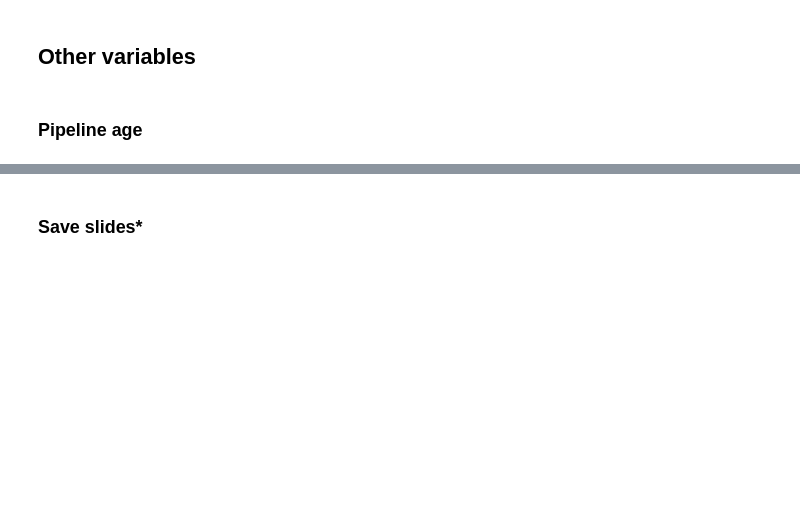
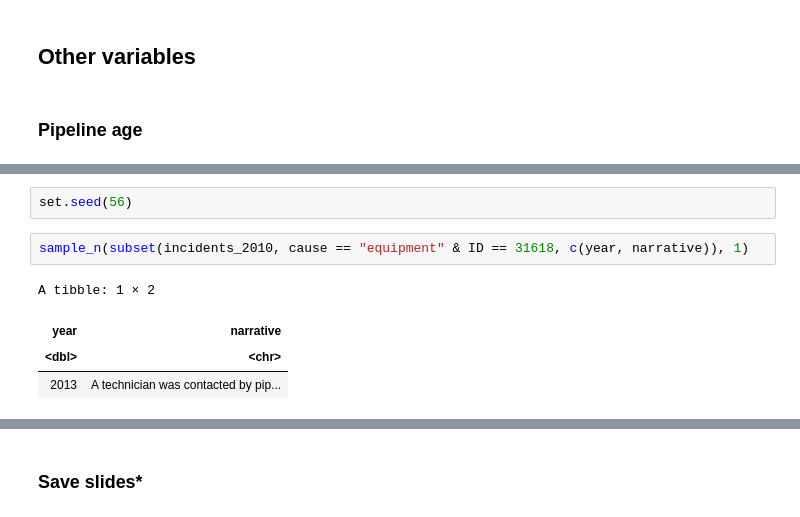
Before and after one commit to julianbarg/spills, a Jupyter notebook: presentations/explore_data_variance/explore_data_variance.ipynb, the cells around one changed output, grey strips where cells are left out. Saved outputs shown, nothing was run; the diff lists cells and outputs as text; blank space fills up the shorter version.

```diff
--- a/presentations/explore_data_variance/explore_data_variance.ipynb
+++ b/presentations/explore_data_variance/explore_data_variance.ipynb
@@ -735,0 +783,9 @@ A tibble: 5 × 111
+# %%
+set.seed(56)
+# %%
+sample_n(subset(incidents_2010, cause == "equipment" & ID == 31618, c(year, narrative)), 1)
+# %% [output]
+A tibble: 1 × 2
+| year | narrative |
+| <dbl> | <chr> |
+| 2013 | A technician was contacted by pip... |
```
Also changed, not shown: parts of 11 cells of this notebook, 3 other files.
